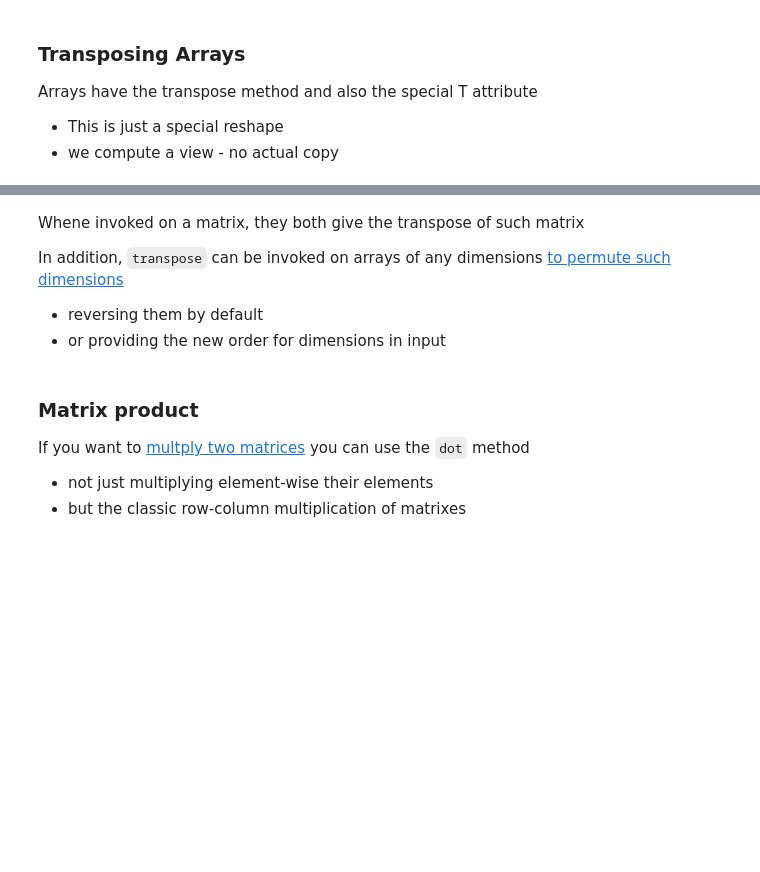
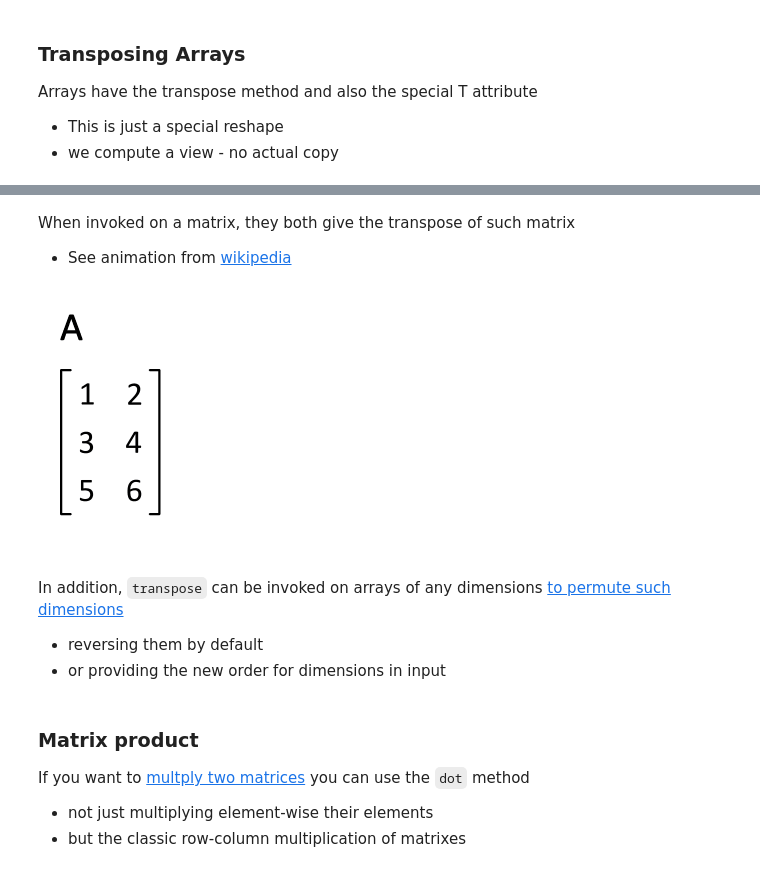
Before and after one commit to EMbeDS-education/IPDPP-GSSI-20202021, a Jupyter notebook: jupyter/jupyterNotebooks/Part1_NumPy_Pandas.ipynb, the cells around one changed output, grey strips where cells are left out. Drawn from its saved outputs; the diff is of its cells as text; code cells hidden in the pictures; blank space fills up the shorter version.

```diff
--- a/jupyter/jupyterNotebooks/Part1_NumPy_Pandas.ipynb
+++ b/jupyter/jupyterNotebooks/Part1_NumPy_Pandas.ipynb
@@ -430,6 +449,12 @@ print("Transposed matrix transpose()\n",m.transpose())
+# %% [markdown]
+When invoked on a matrix, they both give the transpose of such matrix
+- See animation from [wikipedia](https://en.wikipedia.org/wiki/Transpose)
+# %%
+from IPython.display import Image
+Image("https://upload.wikimedia.org/wikipedia/commons/e/e4/Matrix_transpose.gif")
+# %% [output]
+[figure, added]
 # %% [markdown]
-Whene invoked on a matrix, they both give the transpose of such matrix
-
 In addition, `transpose` can be invoked on arrays of any dimensions [to permute such dimensions](https://numpy.org/devdocs/reference/generated/numpy.transpose.html#numpy.transpose)
 - reversing them by default
 - or providing the new order for dimensions in input
```
Also changed, not shown: parts of 73 cells of this notebook.
